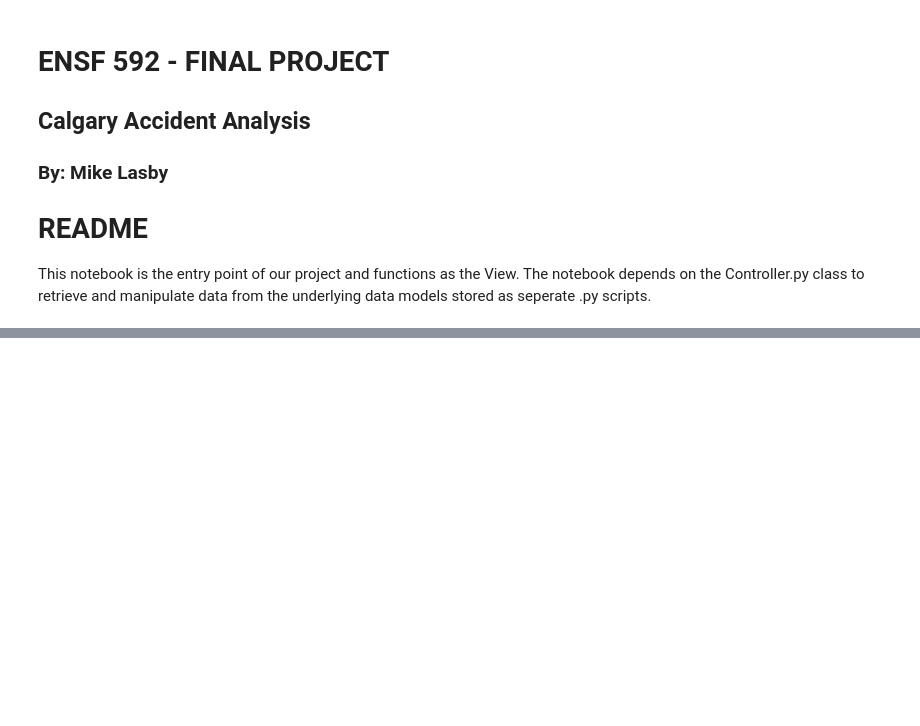
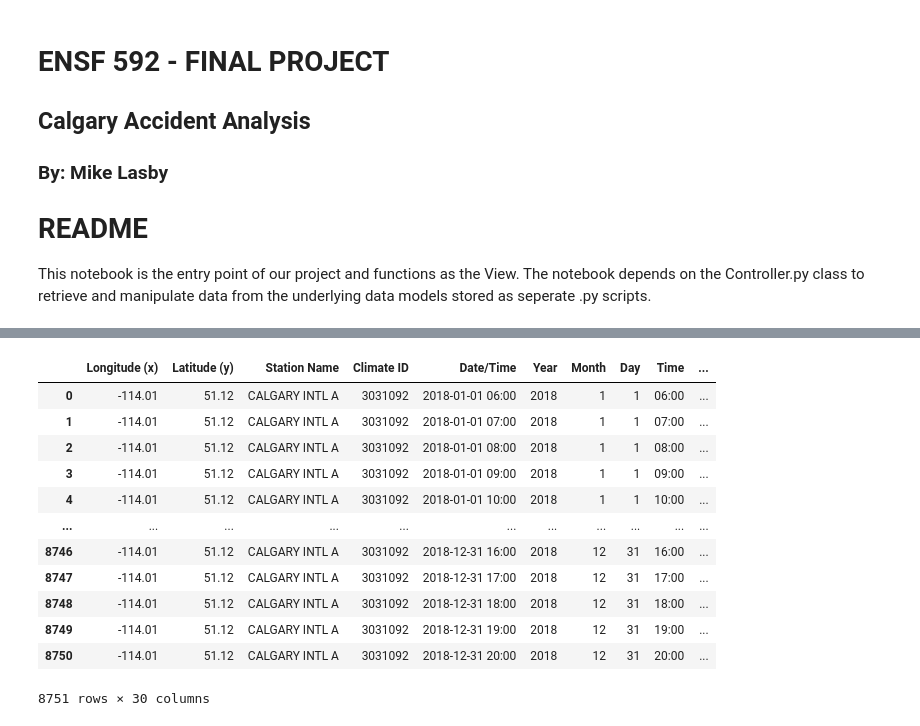
Before and after one commit to mklasby/Calgary_Accident_Analysis, a Jupyter notebook: view.ipynb, the cells around one changed output, grey strips where cells are left out. Saved outputs shown, nothing was run; the diff lists cells and outputs as text; code cells hidden in the pictures; blank space fills up the shorter version.

```diff
--- a/view.ipynb
+++ b/view.ipynb
@@ -55,0 +135,17 @@ Adding cell column to signs
+# %%
+df = ctrl.get_frame('temporal')
+display(df)
+# %% [output]
+|  | Longitude (x) | Latitude (y) | Station Name | Climate ID | Date/Time | Year | Month | Day | Time | ... |
+| 0 | -114.01 | 51.12 | CALGARY INTL A | 3031092 | 2018-01-01 06:00 | 2018 | 1 | 1 | 06:00 | ... |
+| 1 | -114.01 | 51.12 | CALGARY INTL A | 3031092 | 2018-01-01 07:00 | 2018 | 1 | 1 | 07:00 | ... |
+| 2 | -114.01 | 51.12 | CALGARY INTL A | 3031092 | 2018-01-01 08:00 | 2018 | 1 | 1 | 08:00 | ... |
+| 3 | -114.01 | 51.12 | CALGARY INTL A | 3031092 | 2018-01-01 09:00 | 2018 | 1 | 1 | 09:00 | ... |
+| 4 | -114.01 | 51.12 | CALGARY INTL A | 3031092 | 2018-01-01 10:00 | 2018 | 1 | 1 | 10:00 | ... |
+| ... | ... | ... | ... | ... | ... | ... | ... | ... | ... | ... |
+| 8746 | -114.01 | 51.12 | CALGARY INTL A | 3031092 | 2018-12-31 16:00 | 2018 | 12 | 31 | 16:00 | ... |
+| 8747 | -114.01 | 51.12 | CALGARY INTL A | 3031092 | 2018-12-31 17:00 | 2018 | 12 | 31 | 17:00 | ... |
+| 8748 | -114.01 | 51.12 | CALGARY INTL A | 3031092 | 2018-12-31 18:00 | 2018 | 12 | 31 | 18:00 | ... |
+| 8749 | -114.01 | 51.12 | CALGARY INTL A | 3031092 | 2018-12-31 19:00 | 2018 | 12 | 31 | 19:00 | ... |
+| 8750 | -114.01 | 51.12 | CALGARY INTL A | 3031092 | 2018-12-31 20:00 | 2018 | 12 | 31 | 20:00 | ... |
+8751 rows × 30 columns
```
Also changed, not shown: parts of 11 cells of this notebook, 3 other files.
